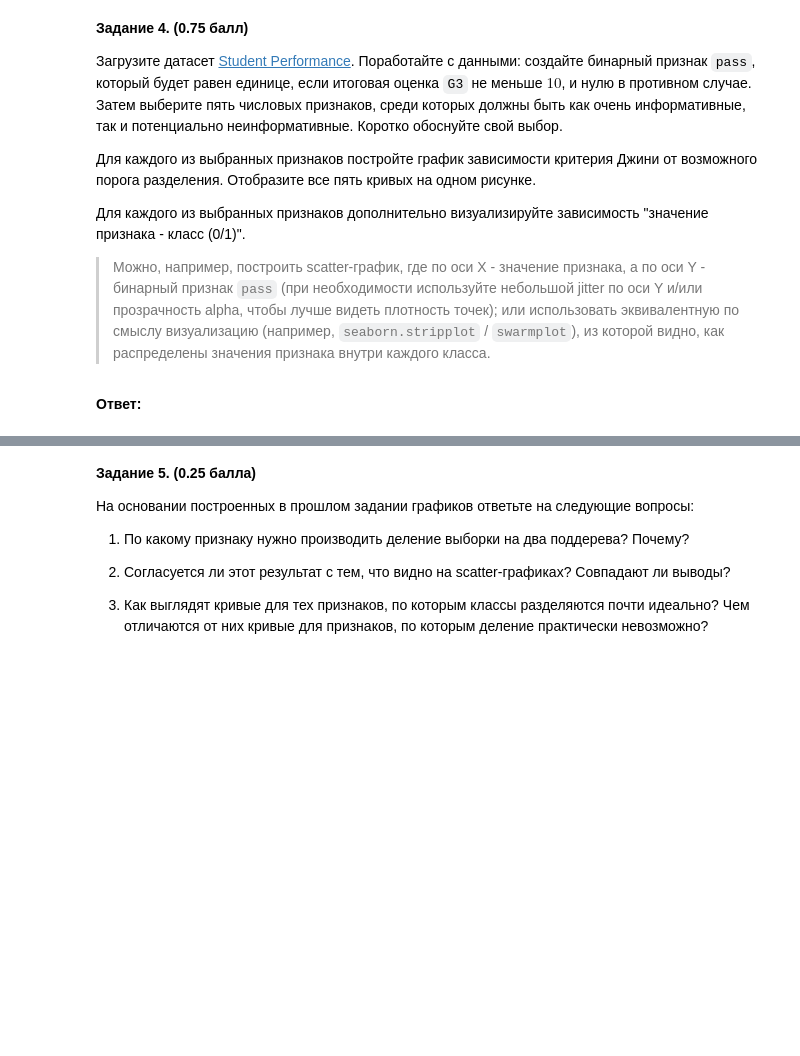
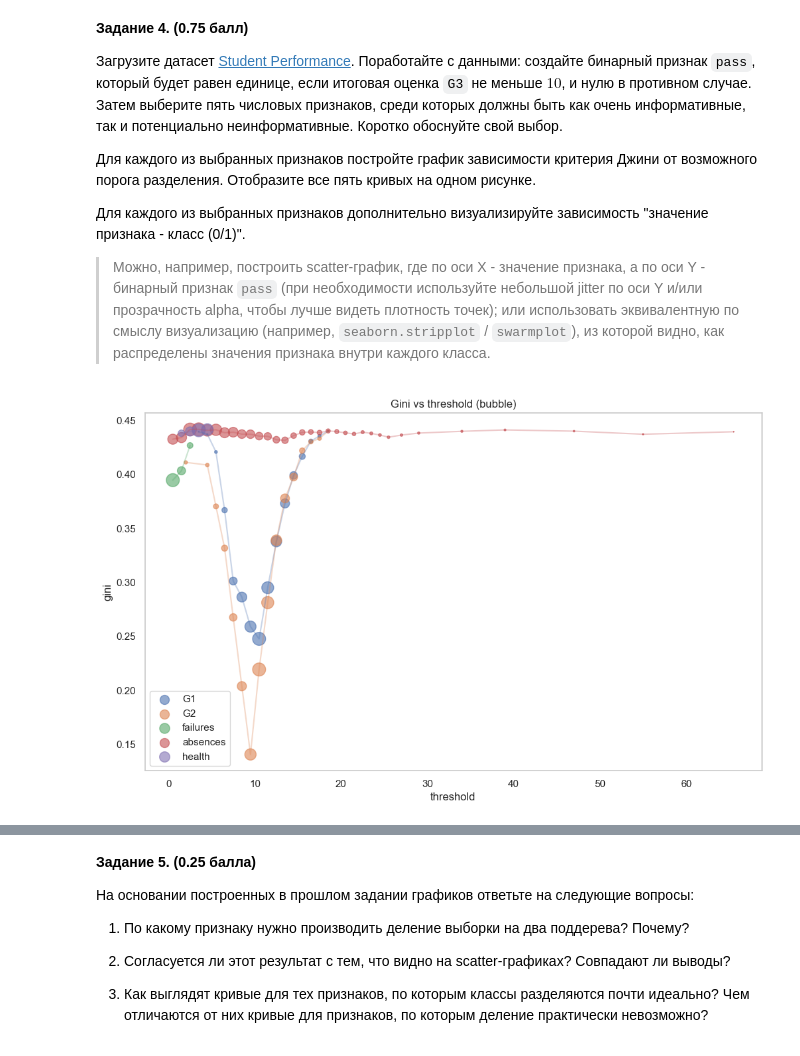
Before and after one commit to EgorGorshen/ml-hw, a Jupyter notebook: homework-practice-05-trees.ipynb, the cells around one changed output, grey strips where cells are left out. Cells and saved outputs as stored; diff of their text form; code cells hidden in the pictures; blank space fills up the shorter version.

```diff
--- a/homework-practice-05-trees.ipynb
+++ b/homework-practice-05-trees.ipynb
@@ -288,2 +308,0 @@ __Задание 4. (0.75 балл)__
-# %% [markdown]
-__Ответ:__
@@ -289,0 +380,23 @@ __Ответ:__
+# %%
+plt.figure(figsize=(12, 7))
+
+y = student_perf_data["pass"]
+
+for f in features:
+    t, g, s = gini_curve_bubble(student_perf_data[f], y)
+
+    s = np.array(s)
+    s = s / s.max() * 200
+
+    plt.scatter(t, g, s=s, alpha=0.6, label=f)
+
+    plt.plot(t, g, alpha=0.3)
+
+plt.xlabel("threshold")
+plt.ylabel("gini")
+plt.title("Gini vs threshold (bubble)")
+plt.legend()
+plt.grid()
+plt.show()
+# %% [output]
+[figure, added]
```
Also changed, not shown: parts of 16 cells of this notebook, 1 other file.
